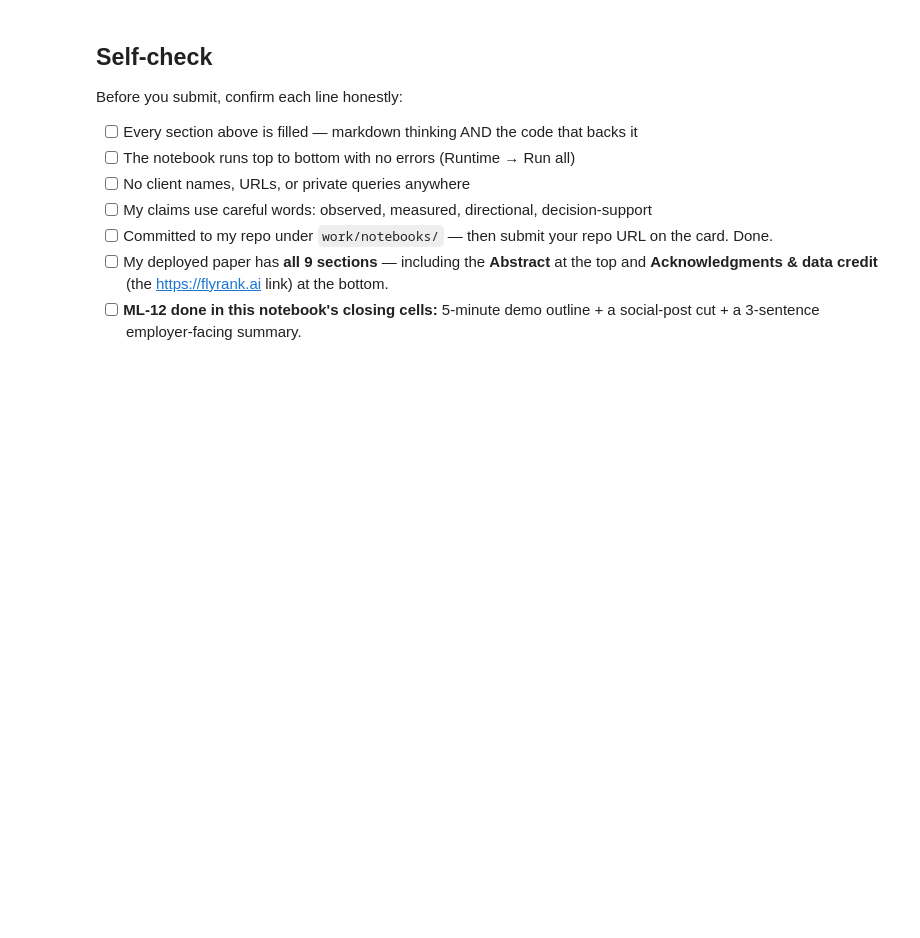
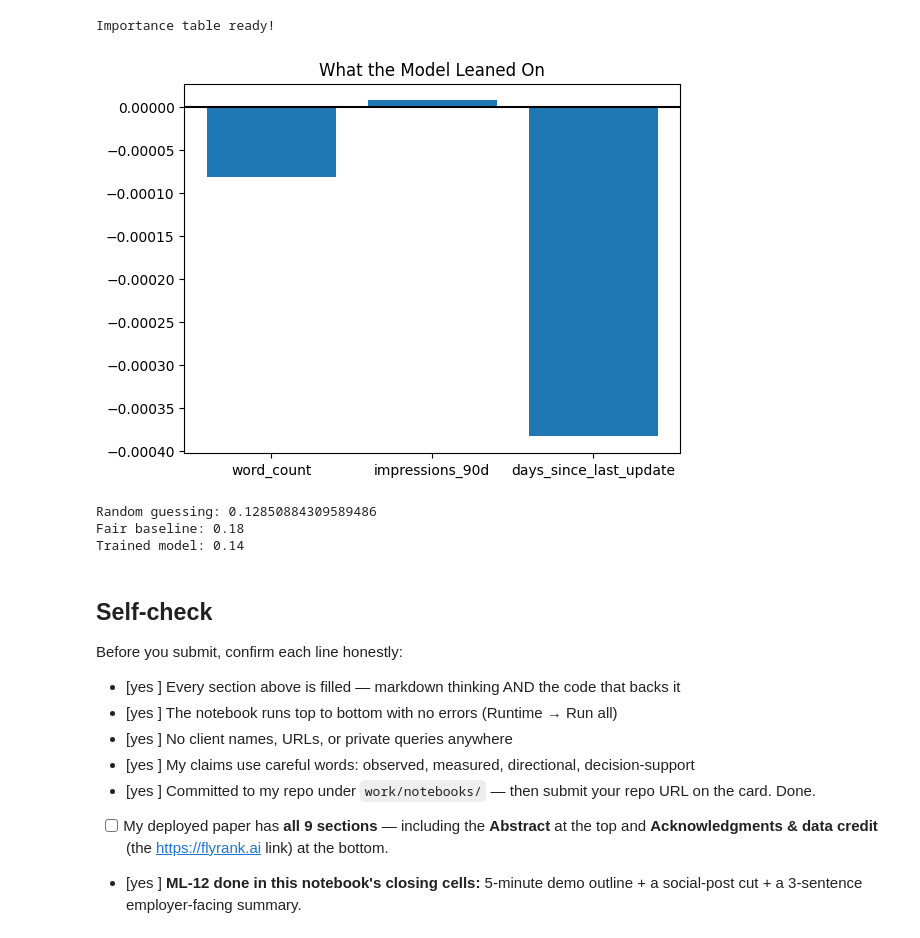
Before and after one commit to peddikotlahimani/Flyrank-internship, a Jupyter notebook: work/notebooks/capstone.ipynb, the cells around one changed output. Drawn from its saved outputs; the diff is of its cells as text; code cells hidden in the pictures; blank space fills up the shorter version.

```diff
--- a/work/notebooks/capstone.ipynb
+++ b/work/notebooks/capstone.ipynb
@@ -37,12 +231,53 @@ This skeleton is yours to fill. Work the sections **in order** — each one has
+# %%
+# This cell is for CODE (numbers, a query, a check).
+
+import pandas as pd
+
+importance = pd.DataFrame({
+    "feature": features,
+    "weight": model.coef_[0]
+})
+
+print("Importance table ready!")
+importance
+import matplotlib.pyplot as plt
+
+# make a simple bar chart: one bar per feature, height = its weight
+plt.bar(importance["feature"], importance["weight"])
+
+# add a title
+plt.title("What the Model Leaned On")
+
+# add a flat line at 0, just so it's easy to see positive vs negative
+plt.axhline(0, color="black")
+
+# save it
+plt.savefig("work/outputs/feature_importance.png")
+
+# show it
+plt.show()
+# %% [output]
+Importance table ready!
+[figure, added]
+# %%
+# This cell is for CODE (numbers, a query, a check).
+
+print("Random guessing:", base_rate)
+print("Fair baseline:", fair_baseline_p_at_k)
+print("Trained model:", model_p_at_k)
+# %% [output]
+Random guessing: 0.12850884309589486
+Fair baseline: 0.18
+Trained model: 0.14
 # %% [markdown]
 ## Self-check
 
 Before you submit, confirm each line honestly:
 
-- [ ] Every section above is filled — markdown thinking AND the code that backs it
-- [ ] The notebook runs top to bottom with no errors (Runtime → Run all)
-- [ ] No client names, URLs, or private queries anywhere
-- [ ] My claims use careful words: observed, measured, directional, decision-support
-- [ ] Committed to my repo under `work/notebooks/` — then submit your repo URL on the card. Done.
+- [yes ] Every section above is filled — markdown thinking AND the code that backs it
+- [yes ] The notebook runs top to bottom with no errors (Runtime → Run all)
+- [yes ] No client names, URLs, or private queries anywhere
+- [yes ] My claims use careful words: observed, measured, directional, decision-support
+- [yes ] Committed to my repo under `work/notebooks/` — then submit your repo URL on the card. Done.
 - [ ] My deployed paper has **all 9 sections** — including the **Abstract** at the top and **Acknowledgments & data credit** (the https://flyrank.ai link) at the bottom.
-- [ ] **ML-12 done in this notebook's closing cells:** 5-minute demo outline + a social-post cut + a 3-sentence employer-facing summary.
+- [yes ] **ML-12 done in this notebook's closing cells:** 5-minute demo outline + a social-post cut + a 3-sentence employer-facing summary.
```
Also changed, not shown: parts of 19 cells of this notebook.
